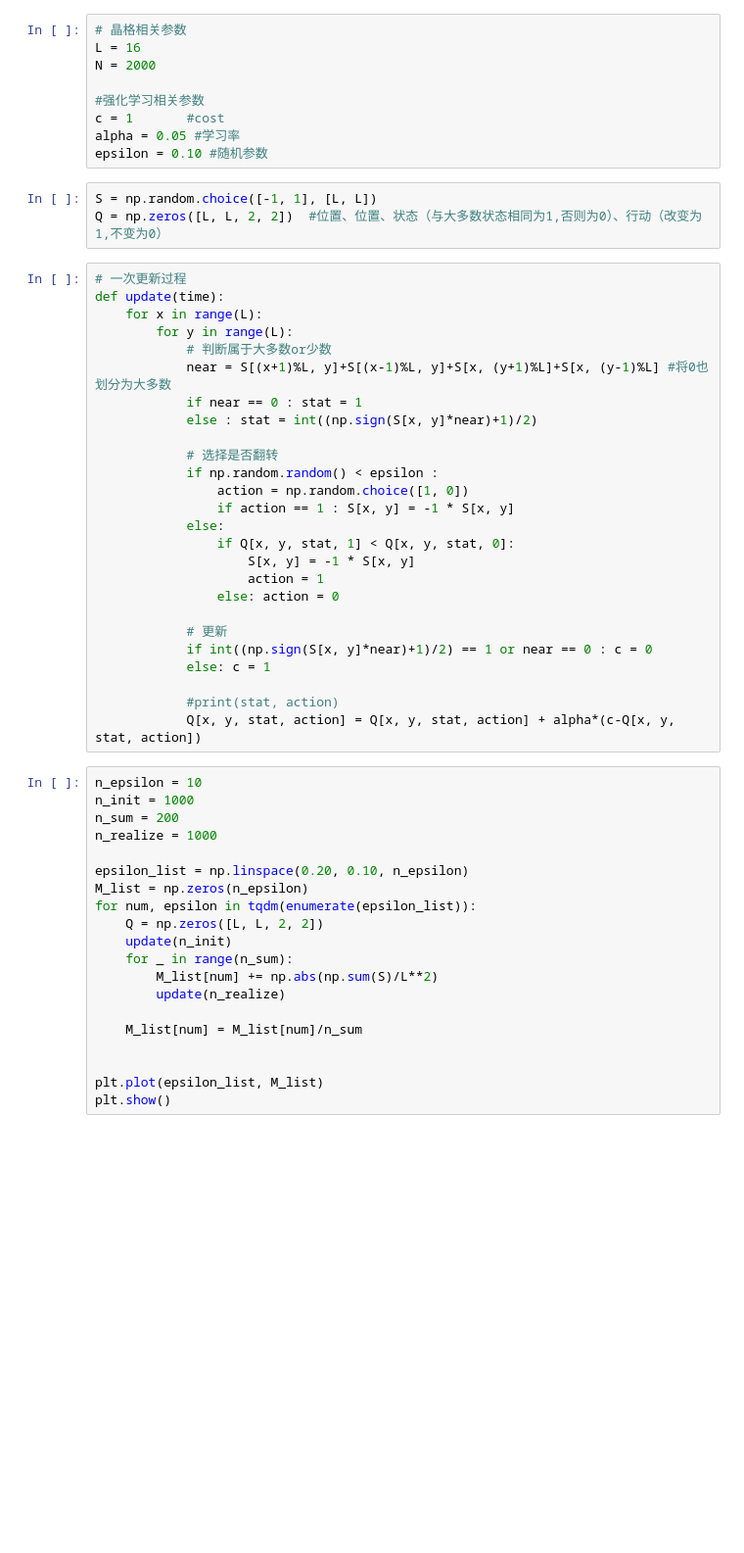
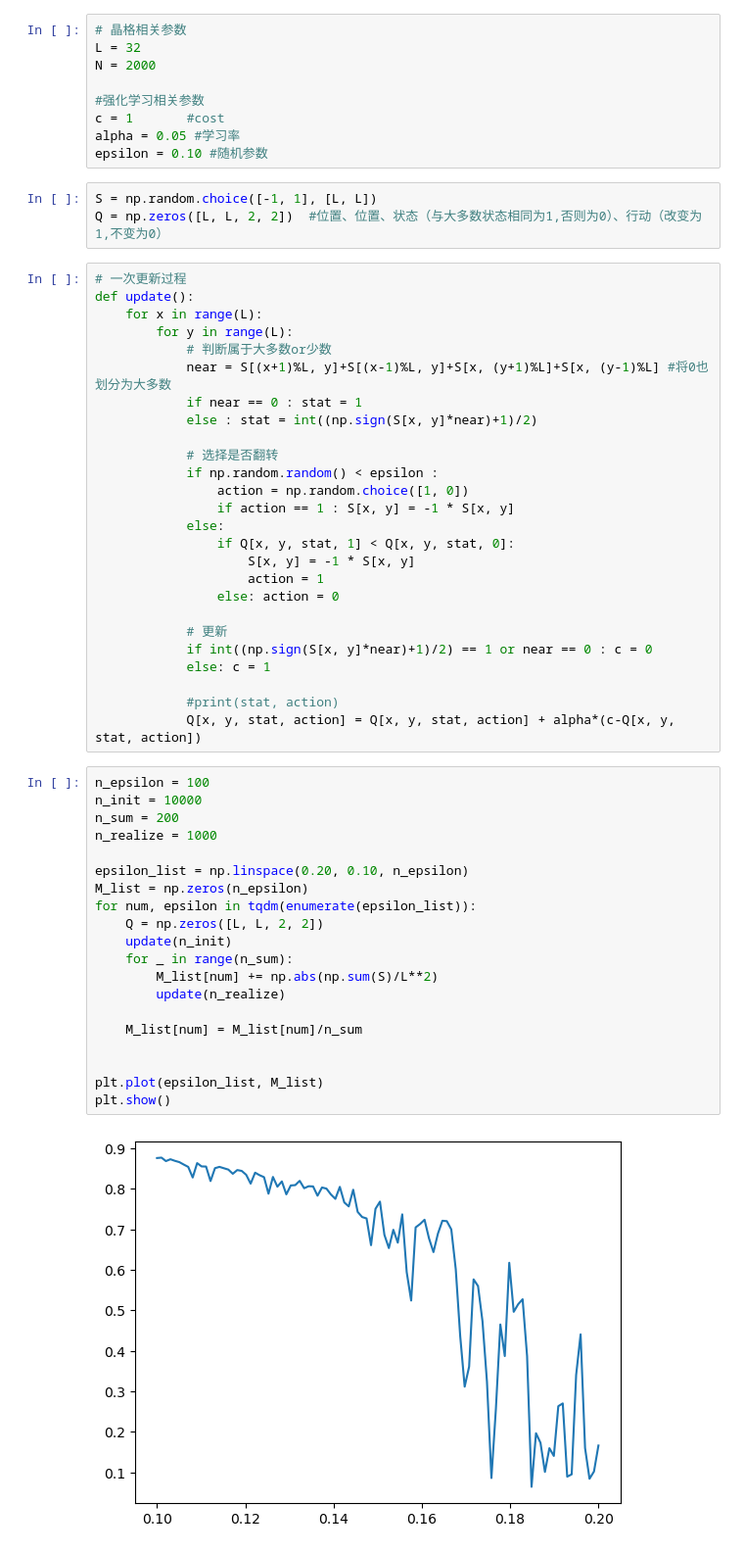
Before and after one commit to RenYixiong-ai/RL_Ising, a Jupyter notebook: main.ipynb, the cells around one changed output. Shown at 98% size. Drawn from its saved outputs; the diff is of its cells as text; blank space fills up the shorter version.

```diff
--- a/main.ipynb
+++ b/main.ipynb
@@ -4,7 +4,7 @@ import matplotlib.pyplot as plt
 from tqdm import tqdm
 # %%
 # 晶格相关参数
-L = 16
+L = 32
 N = 2000
 
 #强化学习相关参数
@@ -16,7 +16,7 @@ S = np.random.choice([-1, 1], [L, L])
 Q = np.zeros([L, L, 2, 2])  #位置、位置、状态（与大多数状态相同为1,否则为0）、行动（改变为1,不变为0）
 # %%
 # 一次更新过程
-def update(time):
+def update():
     for x in range(L):
         for y in range(L):
             # 判断属于大多数or少数
@@ -41,22 +41,24 @@ def update(time):
             #print(stat, action)
             Q[x, y, stat, action] = Q[x, y, stat, action] + alpha*(c-Q[x, y, stat, action])
 # %%
-n_epsilon = 10
-n_init = 1000
+n_epsilon = 100
+n_init = 10000
 n_sum = 200
 n_realize = 1000
 
 epsilon_list = np.linspace(0.20, 0.10, n_epsilon)
 M_list = np.zeros(n_epsilon)
 for num, epsilon in tqdm(enumerate(epsilon_list)):
     Q = np.zeros([L, L, 2, 2])
     update(n_init)
     for _ in range(n_sum):
         M_list[num] += np.abs(np.sum(S)/L**2)
         update(n_realize)
 
     M_list[num] = M_list[num]/n_sum
 
 
 plt.plot(epsilon_list, M_list)
 plt.show()
+# %% [output]
+[figure, added]
```
Also changed, not shown: 3 other files.
